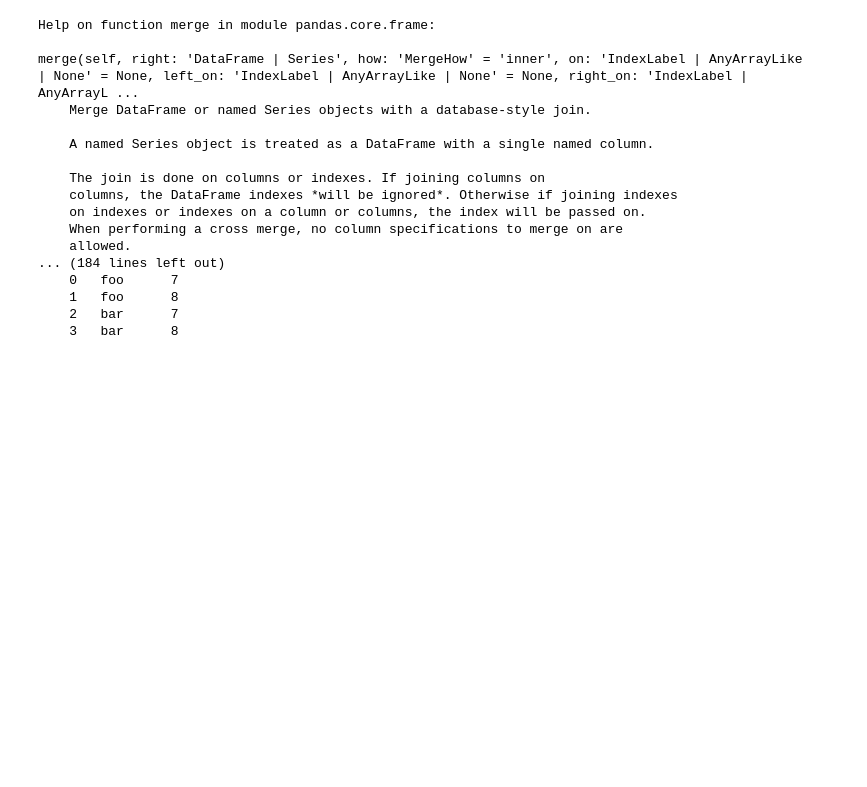
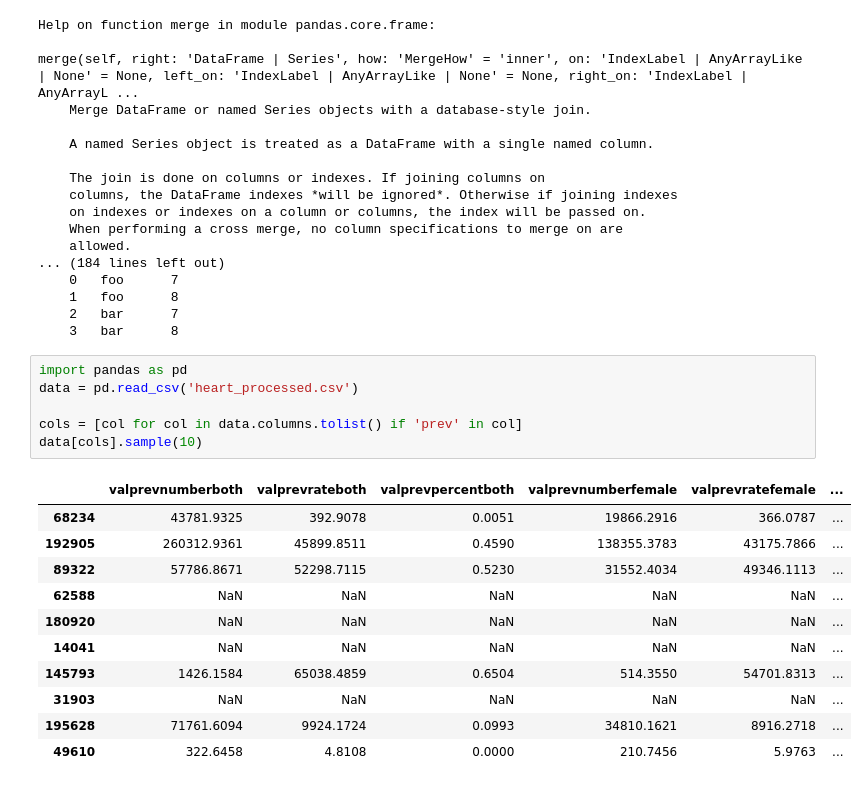
Before and after one commit to DerekAmuna/heart-disease, a Jupyter notebook: data/i.ipynb, the cells around one changed output. Cells and saved outputs as stored; diff of their text form; blank space fills up the shorter version.

```diff
--- a/data/i.ipynb
+++ b/data/i.ipynb
@@ -44,3 +60,21 @@ merge(self, right: 'DataFrame | Series', how: 'MergeHow' = 'inner', on: 'IndexLa
     1   foo      8
     2   bar      7
     3   bar      8
+# %%
+import pandas as pd
+data = pd.read_csv('heart_processed.csv')
+
+cols = [col for col in data.columns.tolist() if 'prev' in col]
+data[cols].sample(10)
+# %% [output]
+|  | valprevnumberboth | valprevrateboth | valprevpercentboth | valprevnumberfemale | valprevratefemale | ... |
+| 68234 | 43781.9325 | 392.9078 | 0.0051 | 19866.2916 | 366.0787 | ... |
+| 192905 | 260312.9361 | 45899.8511 | 0.4590 | 138355.3783 | 43175.7866 | ... |
+| 89322 | 57786.8671 | 52298.7115 | 0.5230 | 31552.4034 | 49346.1113 | ... |
+| 62588 | NaN | NaN | NaN | NaN | NaN | ... |
+| 180920 | NaN | NaN | NaN | NaN | NaN | ... |
+| 14041 | NaN | NaN | NaN | NaN | NaN | ... |
+| 145793 | 1426.1584 | 65038.4859 | 0.6504 | 514.3550 | 54701.8313 | ... |
+| 31903 | NaN | NaN | NaN | NaN | NaN | ... |
+| 195628 | 71761.6094 | 9924.1724 | 0.0993 | 34810.1621 | 8916.2718 | ... |
+| 49610 | 322.6458 | 4.8108 | 0.0000 | 210.7456 | 5.9763 | ... |
```
Also changed, not shown: parts of 9 cells of this notebook, 8 other files.
